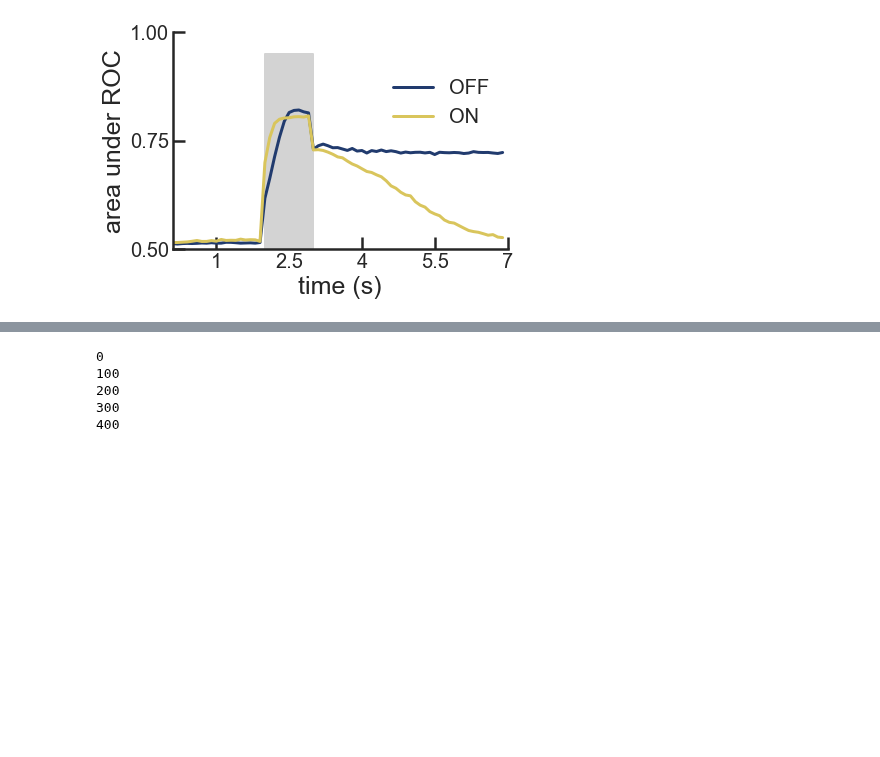
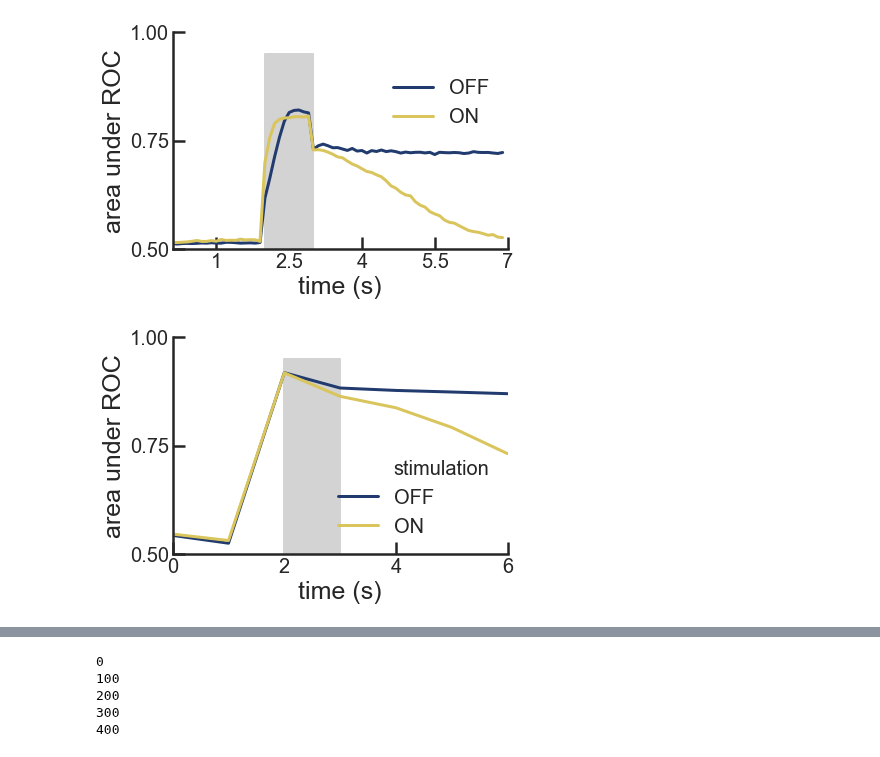
Before and after one commit to davidbestue/distractor_neurons, a Jupyter notebook: Christos_first_second/brian_simulations/AUC_time.ipynb, the cells around one changed output, grey strips where cells are left out. Saved outputs shown, nothing was run; the diff lists cells and outputs as text; code cells hidden in the pictures; blank space fills up the shorter version.

```diff
--- a/Christos_first_second/brian_simulations/AUC_time.ipynb
+++ b/Christos_first_second/brian_simulations/AUC_time.ipynb
@@ -310,3 +310,33 @@ ax.savefig('C:\\Users\\David\\Desktop\\AUC_Hansel_alltimes.svg', transparent=Tru
 [figure]
 # %%
 ### ROC last n seconds (ROC curve) --> maybe before I was taking too much time (all delay) and by just looking at the begining... I do not know...
+# %%
+df_1s = pd.read_excel('C:\\Users\\David\\Desktop\\IDIBAPS\\brian_simulations\\windows_1s_auc_roc.xlsx')
+
+
+pal_= sns.color_palette("cividis", n_colors=6) #RdBu_r
+palette_ = [pal_.as_hex()[0], pal_.as_hex()[-1]]
+
+
+ax=plt.figure()
+sns.lineplot(x='time', y='AUC', hue='stimulation', hue_order=['OFF', 'ON'], data=df_1s, palette=palette_)
+plt.xlim(0,6000)
+plt.xticks([0,2000,4000,6000], [0,2,4,6], fontsize=20)
+plt.ylim([0.5, 1.])
+plt.yticks([0.5, 0.75, 1], fontsize=20)
+plt.ylabel('area under ROC', fontsize=25)
+plt.xlabel('time (s)', fontsize=25)
+plt.title('')
+plt.legend(loc="lower right", fontsize=20, frameon=False);
+plt.gca().spines['right'].set_visible(False)  # aesthetics                                                                              # remove right spines
+plt.gca().spines['top'].set_visible(False)                                                                                  # remove top spines
+plt.gca().get_xaxis().tick_bottom()
+plt.gca().get_yaxis().tick_left()
+plt.gca().tick_params(direction='in') #direction
+#plt.plot([200,200], [0.5, 0.95], 'k--', linewidth=1)
+#plt.plot([300,300], [0.5, 0.95], 'k--', linewidth=1)
+plt.fill_between([2000,3000], [0.95, 0.95], color='lightgrey')
+plt.show()
+ax.savefig('C:\\Users\\David\\Desktop\\AUC_Hansel_alltimes_w_.svg', transparent=True)
+# %% [output]
+[figure, added]
```
Also changed, not shown: parts of 2 cells of this notebook.
